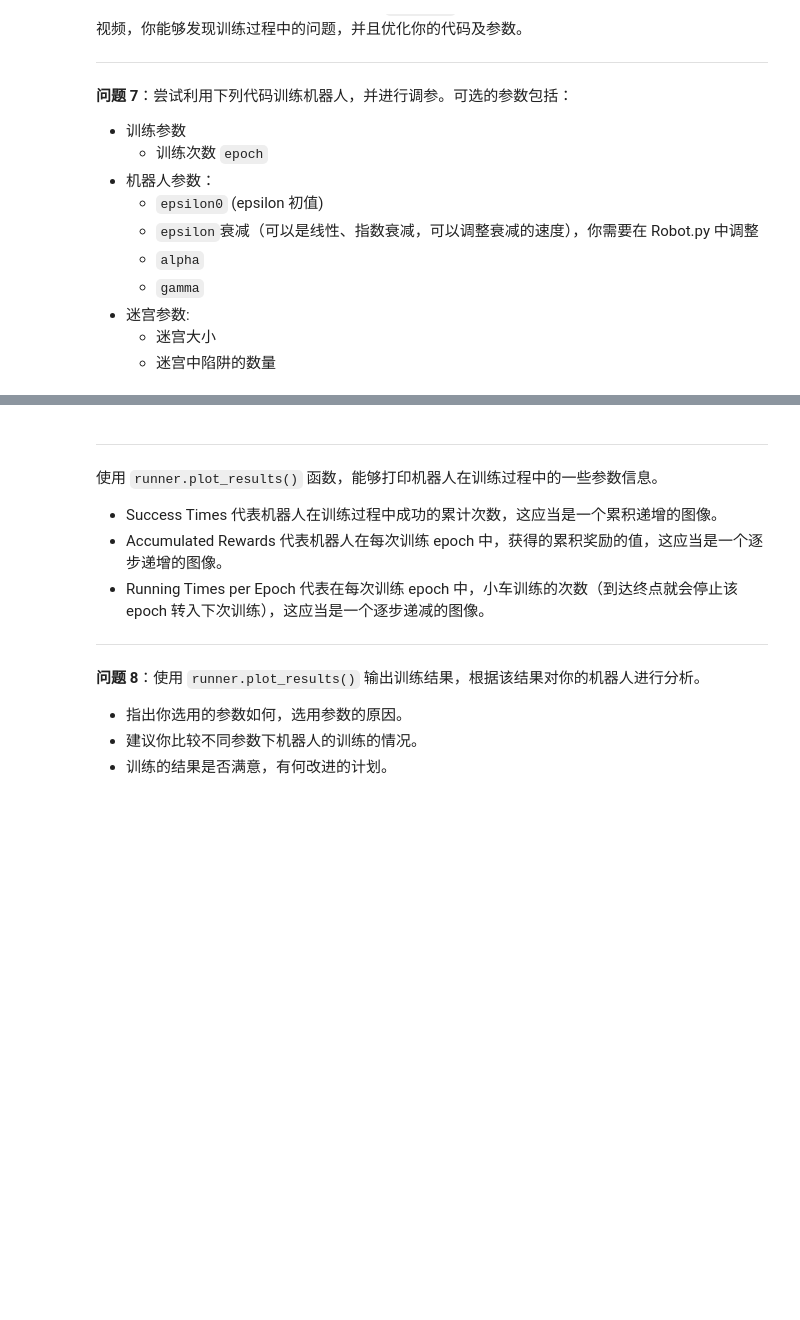
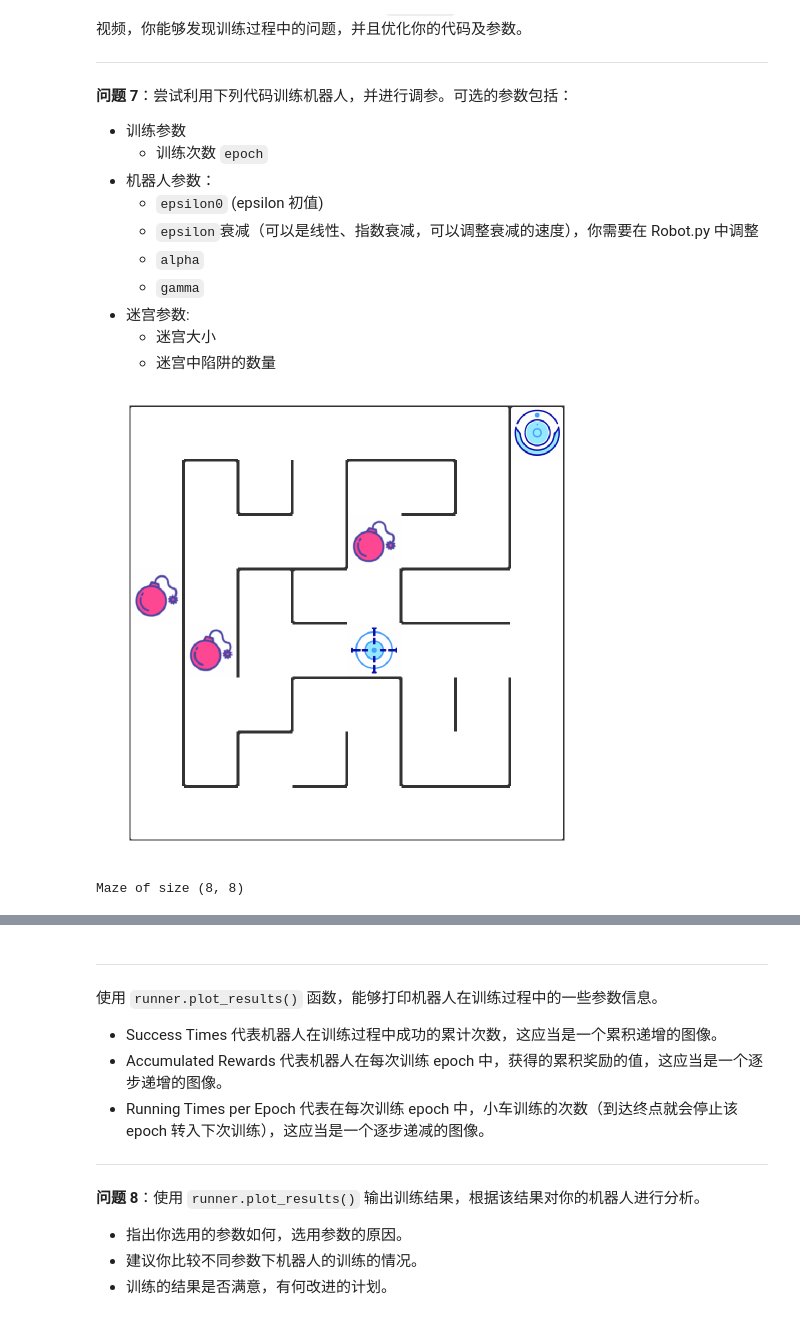
Before and after one commit to ganlanshu/MLND_CN_P5_Reinforcement_Learning, a Jupyter notebook: robot_maze.ipynb, the cells around one changed output, grey strips where cells are left out. Drawn from its saved outputs; the diff is of its cells as text; code cells hidden in the pictures; blank space fills up the shorter version.

```diff
--- a/robot_maze.ipynb
+++ b/robot_maze.ipynb
@@ -250,3 +250,10 @@ trap_number = 2
+# %%
+g1 = Maze(maze_size=maze_size,trap_number=trap_number)
+# %%
+g1
+# %% [output]
+[figure, added]
+Maze of size (8, 8)
 # %%
 from Runner import Runner
 
```
Also changed, not shown: parts of 17 cells of this notebook, 2 other files.
